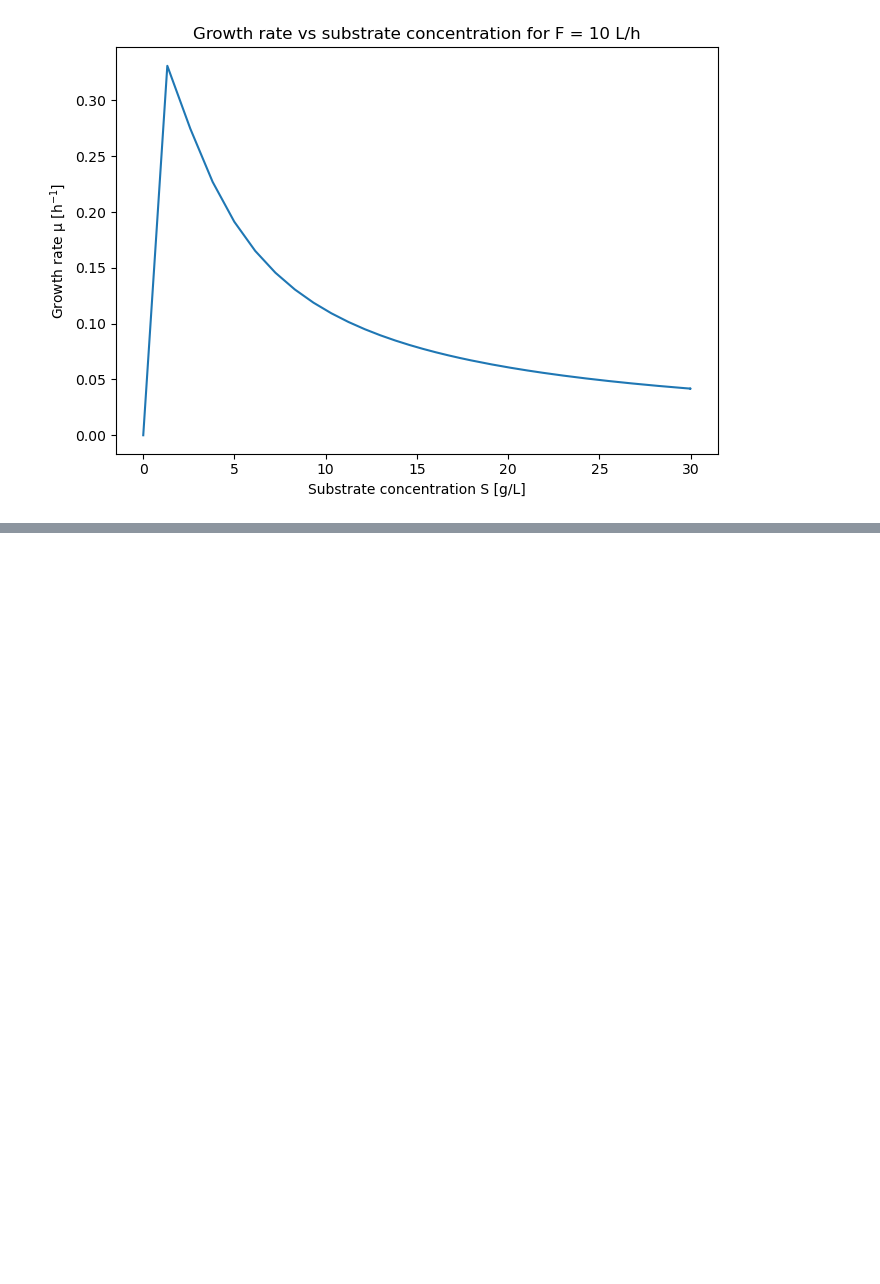
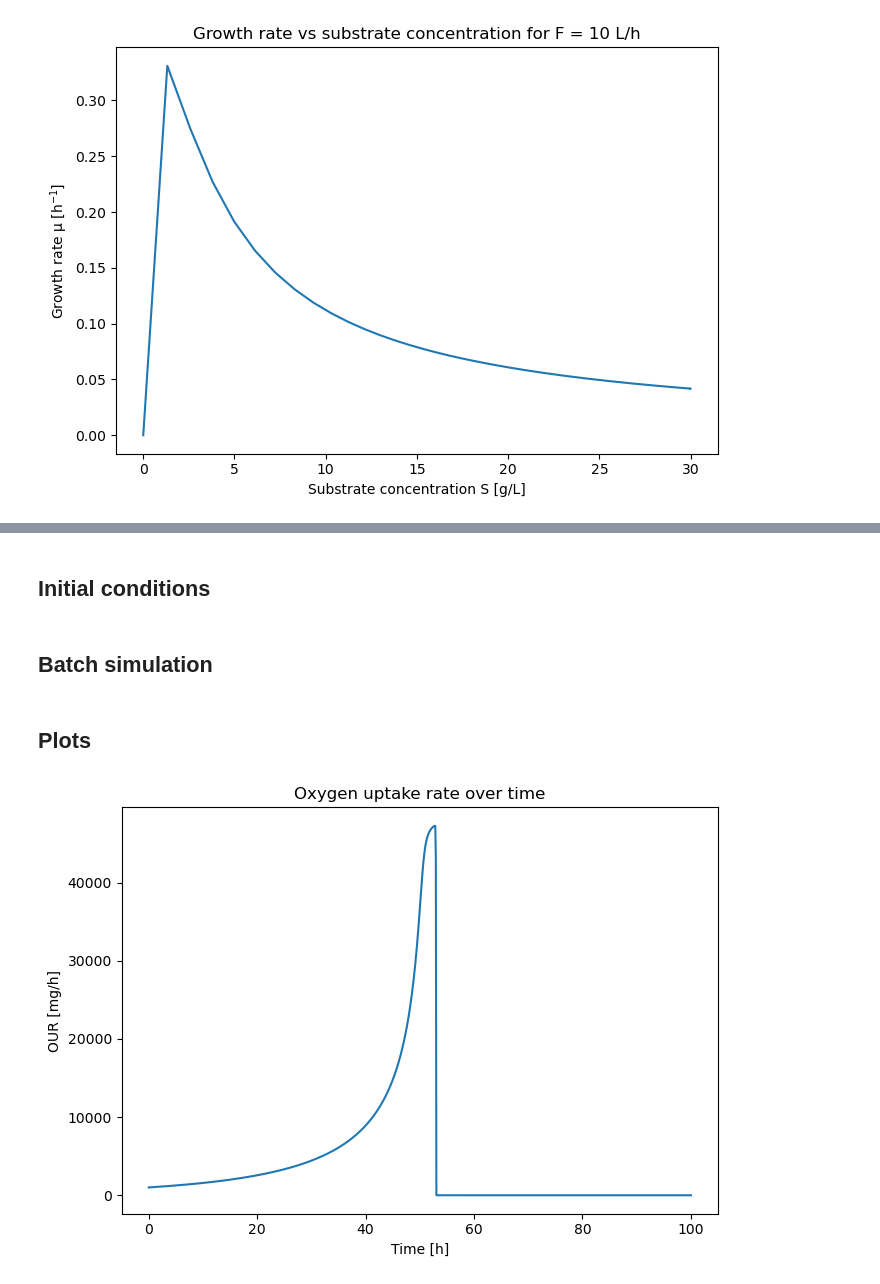
Before and after one commit to Noah-Paga/Bioreactor-mod-simulation, a Jupyter notebook: Project_5/Ex_2.ipynb, the cells around one changed output, grey strips where cells are left out. Saved outputs shown, nothing was run; the diff lists cells and outputs as text; code cells hidden in the pictures; blank space fills up the shorter version.

```diff
--- a/Project_5/Ex_2.ipynb
+++ b/Project_5/Ex_2.ipynb
@@ -145,0 +150,43 @@ plt.show()
+# %%
+F_batch = 0.0       # L/h
+KLa_batch = 70.0   # h^-1
+# %% [markdown]
+## Initial conditions
+# %%
+y0_batch = [1, 30, 6, 250]  # X, S, CL, CG
+# %% [markdown]
+## Batch simulation
+# %%
+def simulate_batch(t_end=100):
+    t_eval = np.linspace(0, t_end, 1000)
+
+    sol = solve_ivp(system, [0, t_end], y0_batch, args=(F_batch, KLa_batch), method="BDF", rtol=1e-6, atol=1e-6, t_eval=t_eval)
+
+    return sol
+
+sol_b = simulate_batch()
+
+# Extract results
+t = sol_b.t
+X = sol_b.y[0]
+S = sol_b.y[1]
+CL = sol_b.y[2]
+CG = sol_b.y[3]
+
+# Compute growth rate and OUR
+mu_values = mu(S, CL)
+OUR = (Yos / Yxs) * mu_values * X * VL
+# %% [markdown]
+## Plots
+# %%
+# Plot OUR over time
+plt.figure(figsize=(7, 5))
+plt.plot(t, OUR)
+plt.xlabel("Time [h]")
+plt.ylabel("OUR [mg/h]")
+plt.title("Oxygen uptake rate over time")
+plt.grid(False)
+plt.tight_layout()
+plt.show()
+# %% [output]
+[figure, added]
```
Also changed, not shown: parts of 15 cells of this notebook.
